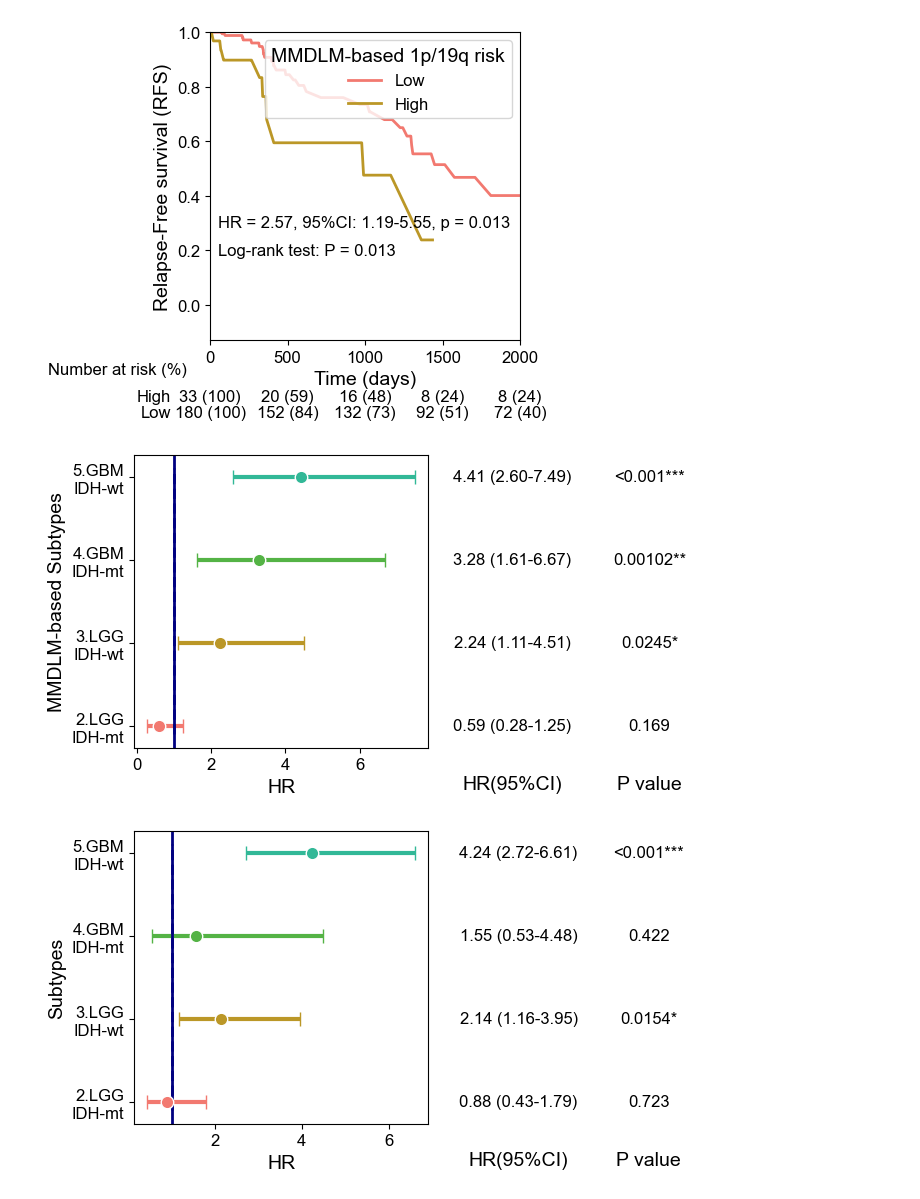
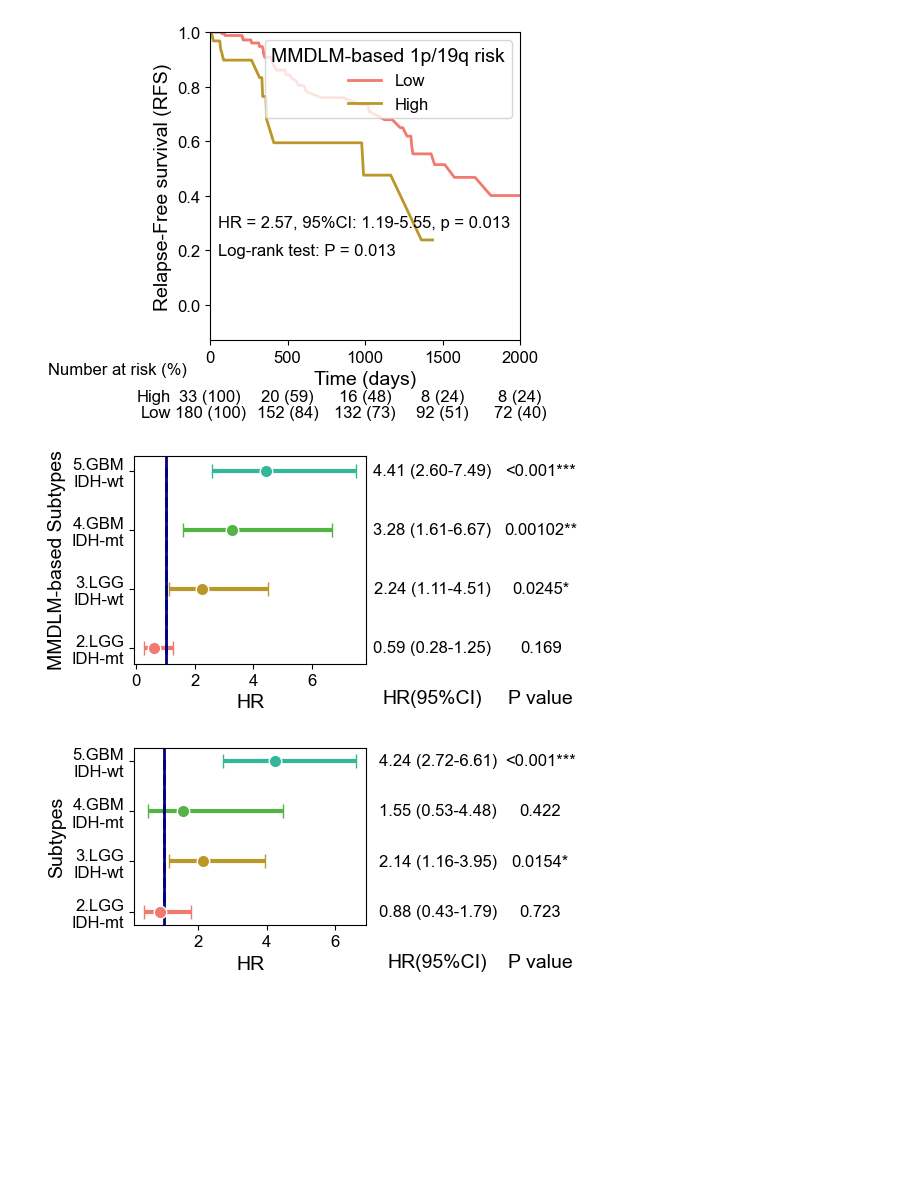
Before and after one commit to NannanXuesuper/End-to-End-MRI-Based-Model-for-Prediction-of-Molecular-Subtypes-and-Grades, a Jupyter notebook: results/plot.ipynb, the cells around one changed output. Drawn from its saved outputs; the diff is of its cells as text; code cells hidden in the pictures; blank space fills up the shorter version.

```diff
--- a/results/plot.ipynb
+++ b/results/plot.ipynb
@@ -1115,13 +1110,13 @@ cox["lower95_1"] = cox["exp"]- cox["lower95"]
 cox["upper95_1"] = cox["upper95"] -cox["exp"]
 cox["group"] = ["2.LGG\nIDH-mt","3.LGG\nIDH-wt","4.GBM\nIDH-mt","5.GBM\nIDH-wt"]
 # %%
-def plot_cox(df, axia, axia2, gap,ylabel ):
+def plot_cox(df, axia, axia2, gap,ylabel,figsize=(3.0, 2.7) ):
     plt.rcParams['font.family'] = ['Arial']
     plt.rcParams["axes.labelsize"] = 18
     # 调色板
     palette = ["#F27970", '#BB9727', '#54B345', '#32B897', "#05B9E2", "#8983BF", "#C76DA2", "#5F97D2", "#9DC3E7"]
     lw = 2
-    fig, axes = plt.subplots(figsize=(3.8, 3.8), nrows=1, ncols=1)
+    fig, axes = plt.subplots(figsize=figsize, nrows=1, ncols=1)
 
     # 动态颜色分配，根据分组数目循环取颜色
     colors = [palette[i % len(palette)] for i in range(len(df))]
@@ -1136,40 +1131,40 @@ def plot_cox(df, axia, axia2, gap,ylabel ):
 
     # 添加基准线
     plt.plot([1, 1], [-0.1, len(df) - 0.9], color='navy', lw=2, linestyle='--')
     plt.axvline(x=1, color='navy', lw=2, linestyle='-')
 
     # 设置坐标轴刻度
     plt.yticks(range(len(df)), df.group)
     if ylabel == "MMDLM-based Subtypes":
         plt.xlabel('HR', fontsize=14)
     else:
         plt.xlabel('HR', fontsize=14)
     plt.ylabel(ylabel, fontsize=14)
     axes.tick_params(axis='both', labelsize=12)
 
     # 添加文本信息
     for i in range(len(df)):
         plt.text(axia + gap, i, df.p1[i], fontsize=12, verticalalignment='center', horizontalalignment='center', color="k")
         plt.text(axia, i, df.HR[i], fontsize=12, verticalalignment='center', horizontalalignment='center', color="k")
     # if ylabel == "MMDLM-based Subtypes":
     plt.text(axia + gap, axia2, "P value", fontsize=14, verticalalignment='center', horizontalalignment='center', color="k")
     plt.text(axia, axia2, "HR(95%CI)", fontsize=14, verticalalignment='center', horizontalalignment='center', color="k")
 
 
     plt.show()
     return None
 cox = pd.read_csv("table1.csv")
 cox["lower95_1"] = cox["exp"]- cox["lower95"]
 cox["upper95_1"] = cox["upper95"] -cox["exp"]
 cox["group"] = ["2.LGG\nIDH-mt","3.LGG\nIDH-wt","4.GBM\nIDH-mt","5.GBM\nIDH-wt"]
-plot_cox(cox,axia= 10.1,axia2=-0.7,gap = 3.7,ylabel= "MMDLM-based Subtypes")
+plot_cox(cox,axia= 10.1,axia2=-0.85,gap = 3.7,ylabel= "MMDLM-based Subtypes")
 # %% [output]
-[figure, old version]
+[figure, new version]
 # %%
 cox = pd.read_csv("table2.csv")
 cox["lower95_1"] = cox["exp"]- cox["lower95"]
 cox["upper95_1"] = cox["upper95"] -cox["exp"]
 cox["group"] = ["2.LGG\nIDH-mt","3.LGG\nIDH-wt","4.GBM\nIDH-mt","5.GBM\nIDH-wt"]
-plot_cox(cox,axia= 9,axia2=-0.7,gap =3,ylabel= "Subtypes")
+plot_cox(cox,axia= 9,axia2=-1,gap =3,ylabel= "Subtypes",figsize=(3.0, 2.3))
 # %% [output]
-[figure, old version]
+[figure, new version]
```
Also changed, not shown: parts of 3 cells of this notebook.
